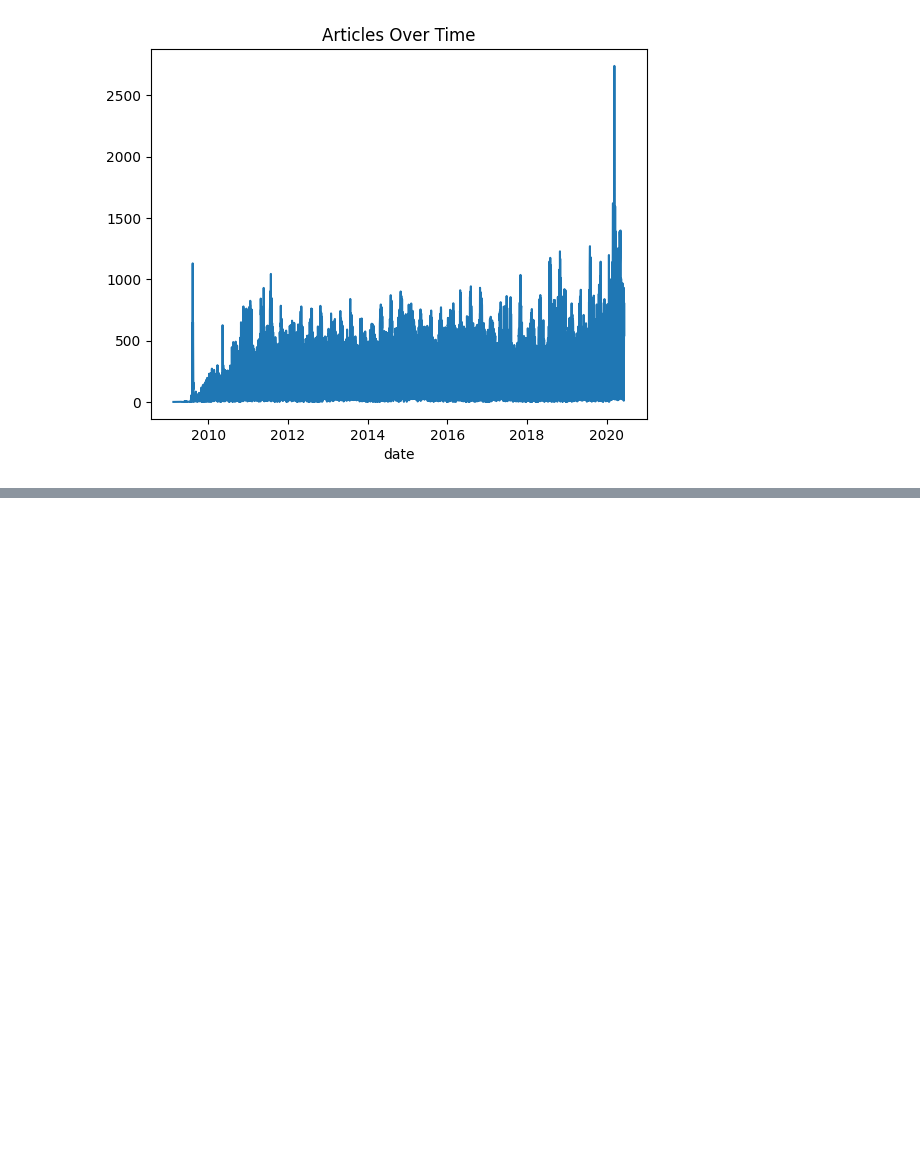
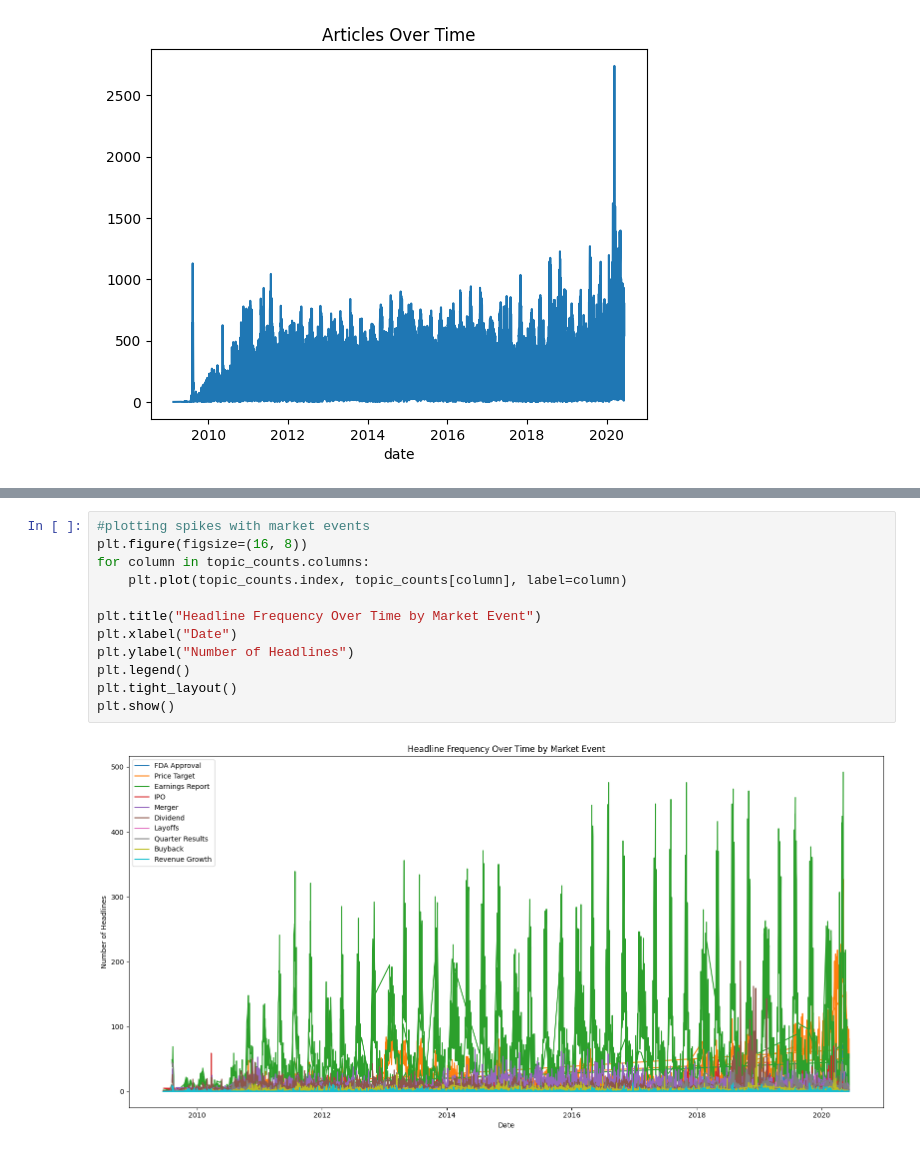
Before and after one commit to doyamd/predicting-price-moves-with-news-sentiment, a Jupyter notebook: notebooks/eda_news_analysis.ipynb, the cells around one changed output, grey strips where cells are left out. Cells and saved outputs as stored; diff of their text form; blank space fills up the shorter version.

Commit message:
chore:added a time series analysis with market trend

```diff
--- a/notebooks/eda_news_analysis.ipynb
+++ b/notebooks/eda_news_analysis.ipynb
@@ -69,0 +130,14 @@ daily_articles.plot(kind='line', title='Articles Over Time')
+# %%
+#plotting spikes with market events
+plt.figure(figsize=(16, 8))
+for column in topic_counts.columns:
+    plt.plot(topic_counts.index, topic_counts[column], label=column)
+
+plt.title("Headline Frequency Over Time by Market Event")
+plt.xlabel("Date")
+plt.ylabel("Number of Headlines")
+plt.legend()
+plt.tight_layout()
+plt.show()
+# %% [output]
+[figure, added]
```
Also changed, not shown: parts of 3 cells of this notebook.
